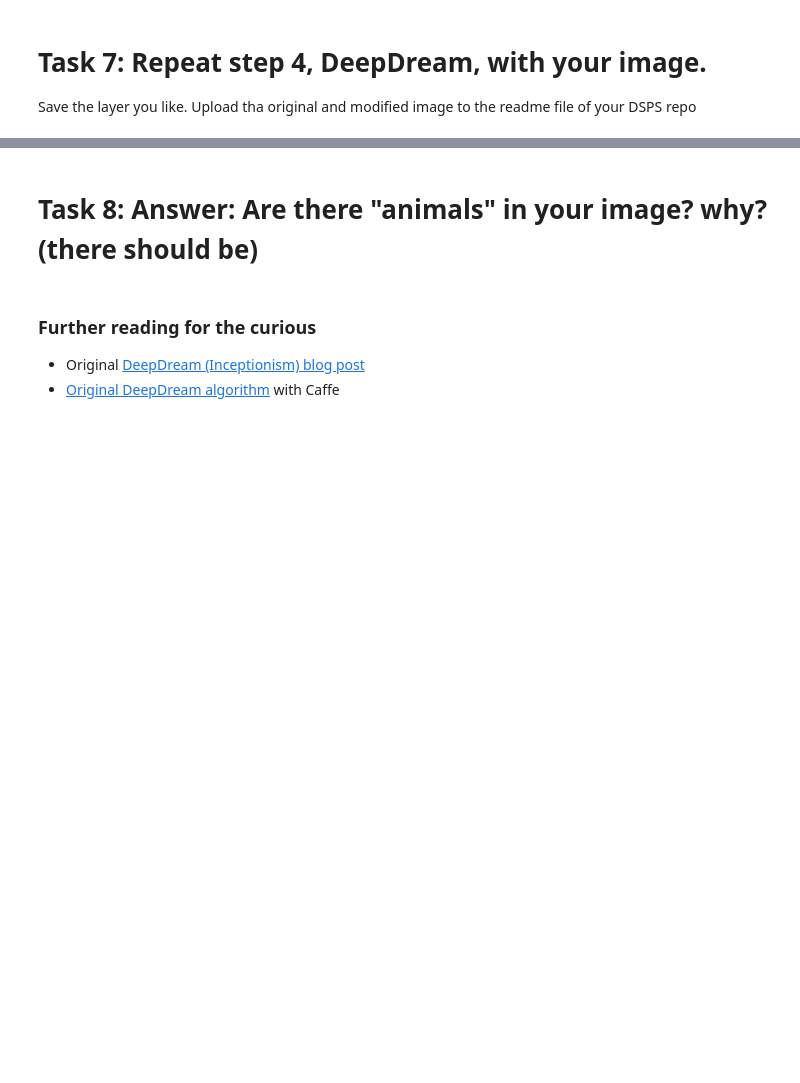
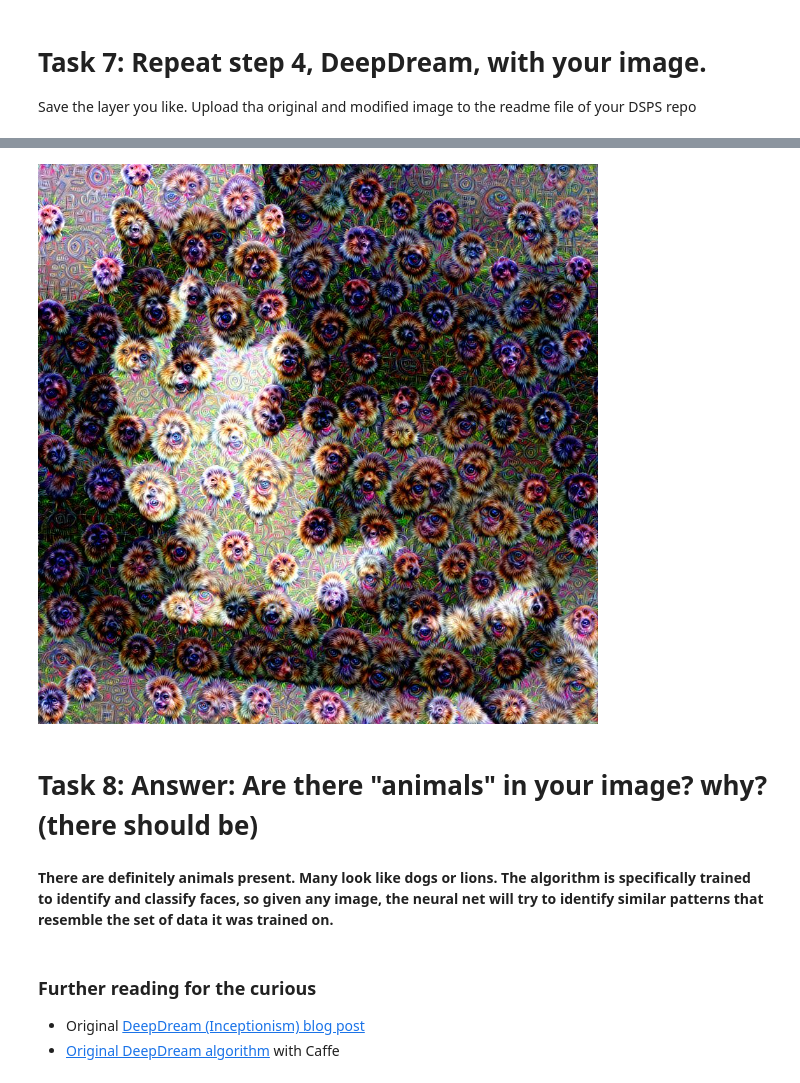
Before and after one commit to nkorzounUD/DSPS_NKorzoun, a Jupyter notebook: HW9/deepdream.ipynb, the cells around one changed output, grey strips where cells are left out. Cells and saved outputs as stored; diff of their text form; code cells hidden in the pictures; blank space fills up the shorter version.

```diff
--- a/HW9/deepdream.ipynb
+++ b/HW9/deepdream.ipynb
@@ -276,5 +321,12 @@ Save the layer you like. Upload tha original and modified image to the readme fi
+# %%
+layer = "mixed4b_pool_reduce_pre_relu"
+final = render_deepdream(tf.square(T(layer)), img1)
+# %% [output]
+[figure, added]
 # %% [markdown]
 # Task 8: Answer: Are there "animals" in your image? why? (there should be)
+# %% [markdown]
+**There are definitely animals present. Many look like dogs or lions. The algorithm is specifically trained to identify and classify faces, so given any image, the neural net will try to identify similar patterns that resemble the set of data it was trained on.**
 # %% [markdown]
 ### Further reading for the curious
 
```
Also changed, not shown: parts of 22 cells of this notebook.
